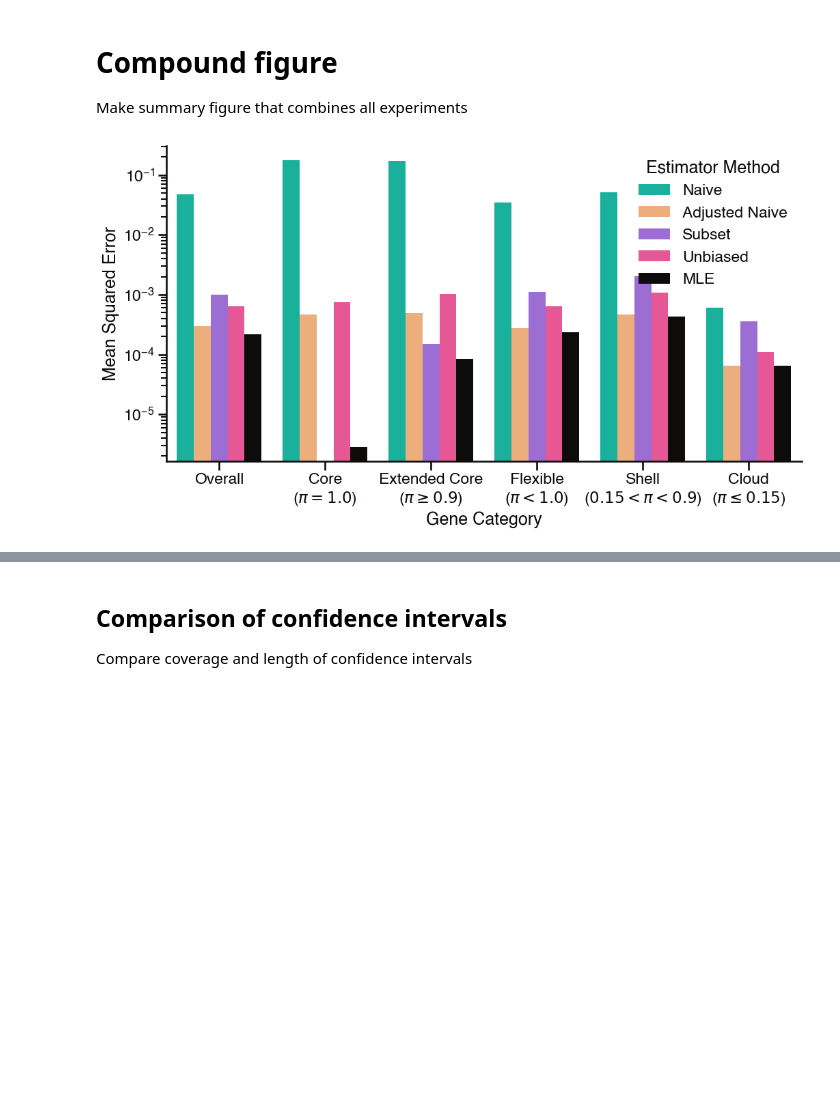
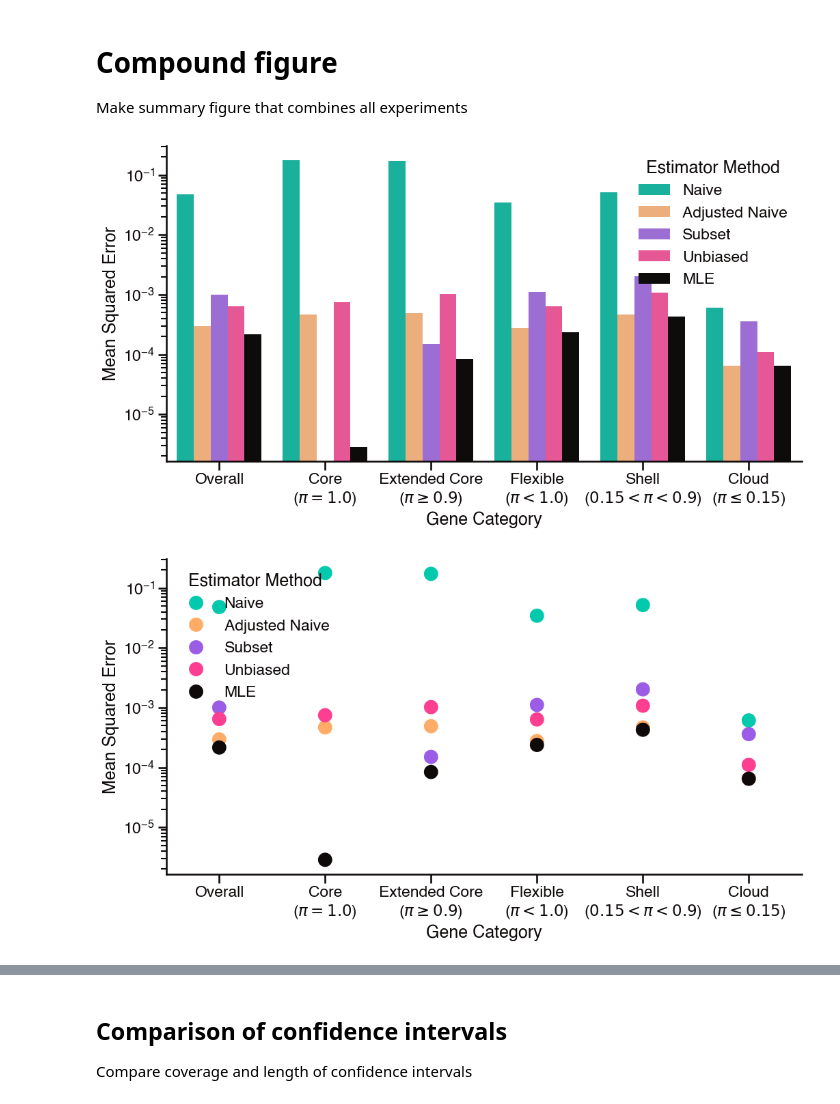
Before and after one commit to blasks/gene-prevalence, a Jupyter notebook: experiments/2-method-comparison-simulations.ipynb, the cells around one changed output, grey strips where cells are left out. Drawn from its saved outputs; the diff is of its cells as text; code cells hidden in the pictures; blank space fills up the shorter version.

```diff
--- a/experiments/2-method-comparison-simulations.ipynb
+++ b/experiments/2-method-comparison-simulations.ipynb
@@ -546,33 +546,55 @@ mse_df['Gene Category'] = mse_df['gene_category'].map(gene_category_labels)
 # add estimator method labels for plotting
 mse_df['Estimator Method'] = mse_df['method'].map({
     'naive': 'Naive',
     'subset': 'Subset',
     'unbiased': 'Unbiased',
     'mle': 'MLE',
     'adjusted_naive': 'Adjusted Naive'
 })
 
+# bar plot
 fig, ax = plt.subplots(figsize=(12, 6))
 sns.barplot(
     data=mse_df,
     x='Gene Category',
     y='mse',
     hue='Estimator Method',
     ax=ax,
     palette=[sns.color_palette()[i] for i in [2, 1, 0, 3, 4]]
 )
 ax.set_yscale('log')
 ax.set_xlabel("Gene Category")
 ax.set_ylabel("Mean Squared Error")
 plt.show()
 
+# Cleveland dot plot
+fig, ax = plt.subplots(figsize=(12, 6))
+
+sns.stripplot(
+    data=mse_df,
+    x='Gene Category',
+    y='mse',
+    hue='Estimator Method',
+    dodge=False,
+    jitter=False,
+    size=15,
+    ax=ax,
+    palette=[sns.color_palette()[i] for i in [2, 1, 0, 3, 4]]
+)
+
+ax.set_yscale('log')
+ax.set_xlabel("Gene Category")
+ax.set_ylabel("Mean Squared Error")
+plt.show()
+
 # show mse_df
 display(mse_df)
 
 # drop adjusted naive method from mse_df for final plotting
 mse_df = mse_df[mse_df['method'] != 'adjusted_naive']
 # %% [output]
 [figure]
+[figure, added]
 |  | method | gene_category | n_genes | mse | Gene Category | Estimator Method |
 | 0 | naive | overall | 9594 | 0.048049 | Overall | Naive |
 | 1 | naive | core | 915 | 0.177690 | Core\n($\pi=1.0$) | Naive |
```
Also changed, not shown: parts of 1 cell of this notebook, 6 other files.
